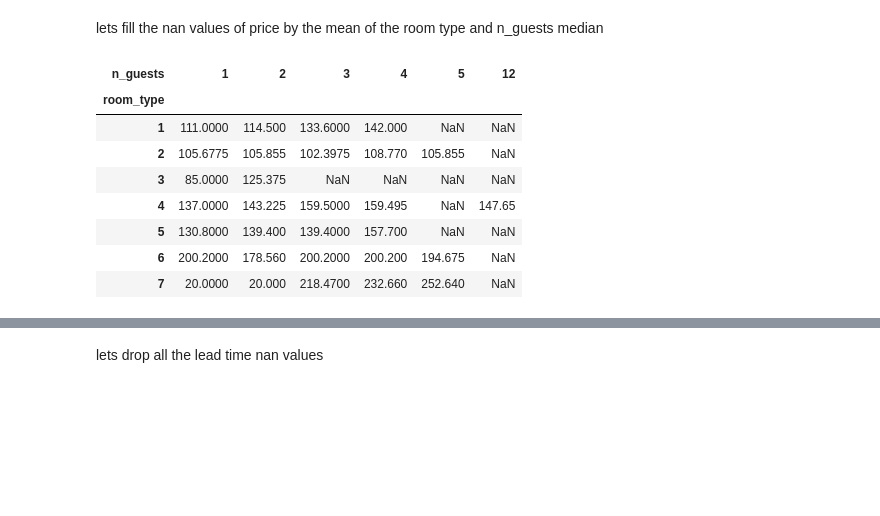
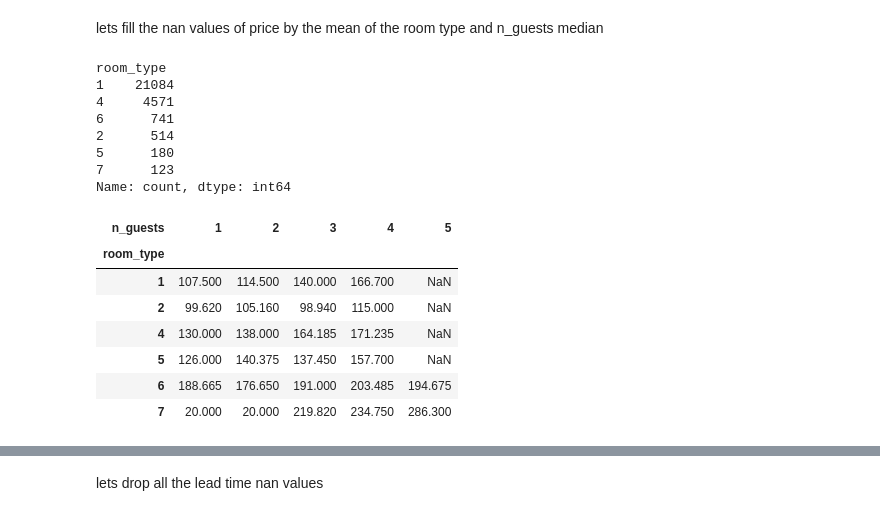
Before and after one commit to almog-sharoni/Data_Mining_Final_Project, a Jupyter notebook: main_notebook.ipynb, the cells around one changed output, grey strips where cells are left out. Drawn from its saved outputs; the diff is of its cells as text; code cells hidden in the pictures; blank space fills up the shorter version.

```diff
--- a/main_notebook.ipynb
+++ b/main_notebook.ipynb
@@ -562,7 +552,7 @@ breakfast        1753
 not selected        4
 Name: count, dtype: int64
 # %%
-df['board_type'] = df['board_type'].fillna('Missing')
+df['board_type'] = df['board_type'].fillna('not selected')
 # %%
 df['purchase_type'].value_counts()
 # %% [output]
@@ -662,17 +654,29 @@ plt.show()
 [figure]
 # %% [markdown]
 lets fill the nan values of price by the mean of the room type and n_guests median
+# %%
+df['room_type'].value_counts()
+# %% [output]
+room_type
+1    21084
+4     4571
+6      741
+2      514
+5      180
+7      123
+Name: count, dtype: int64
+# %%
+df['room_type'] = df["room_type"].replace(3, 2)
 # %%
-df['price'] = df['price'].fillna(df.groupby('room_type')['price'].transform('median'))
+
 table = df.pivot_table(values='price', index='room_type', columns='n_guests', aggfunc='median')
 table
 # %% [output]
-| n_guests | 1 | 2 | 3 | 4 | 5 | 12 |
-| room_type |  |  |  |  |  |  |
-| 1 | 111.0000 | 114.500 | 133.6000 | 142.000 | NaN | NaN |
-| 2 | 105.6775 | 105.855 | 102.3975 | 108.770 | 105.855 | NaN |
-| 3 | 85.0000 | 125.375 | NaN | NaN | NaN | NaN |
-| 4 | 137.0000 | 143.225 | 159.5000 | 159.495 | NaN | 147.65 |
-| 5 | 130.8000 | 139.400 | 139.4000 | 157.700 | NaN | NaN |
-| 6 | 200.2000 | 178.560 | 200.2000 | 200.200 | 194.675 | NaN |
-| 7 | 20.0000 | 20.000 | 218.4700 | 232.660 | 252.640 | NaN |
+| n_guests | 1 | 2 | 3 | 4 | 5 |
+| room_type |  |  |  |  |  |
+| 1 | 107.500 | 114.500 | 140.000 | 166.700 | NaN |
+| 2 | 99.620 | 105.160 | 98.940 | 115.000 | NaN |
+| 4 | 130.000 | 138.000 | 164.185 | 171.235 | NaN |
+| 5 | 126.000 | 140.375 | 137.450 | 157.700 | NaN |
+| 6 | 188.665 | 176.650 | 191.000 | 203.485 | 194.675 |
+| 7 | 20.000 | 20.000 | 219.820 | 234.750 | 286.300 |
```
Also changed, not shown: parts of 24 cells of this notebook.
